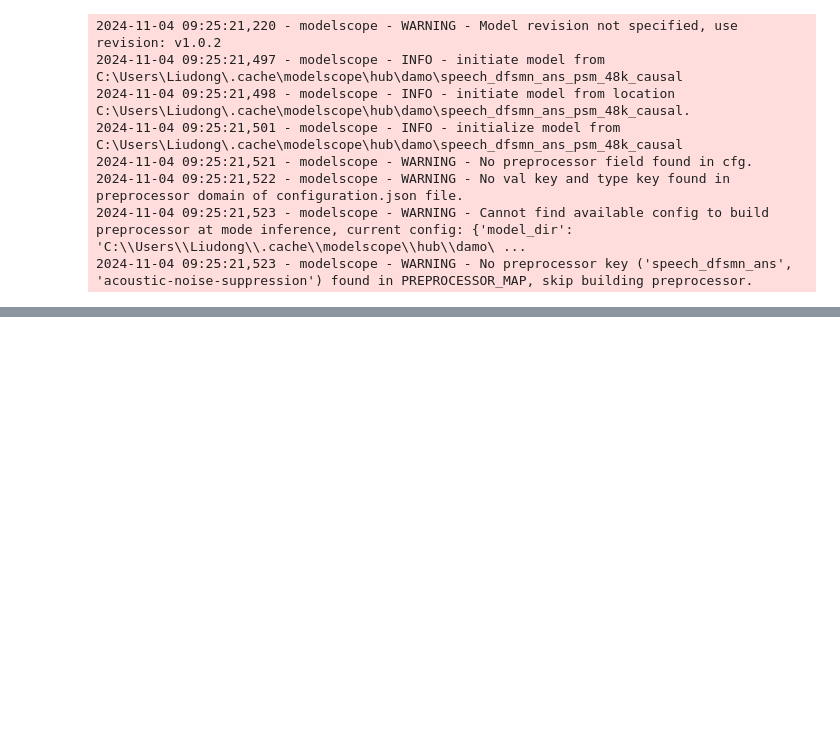
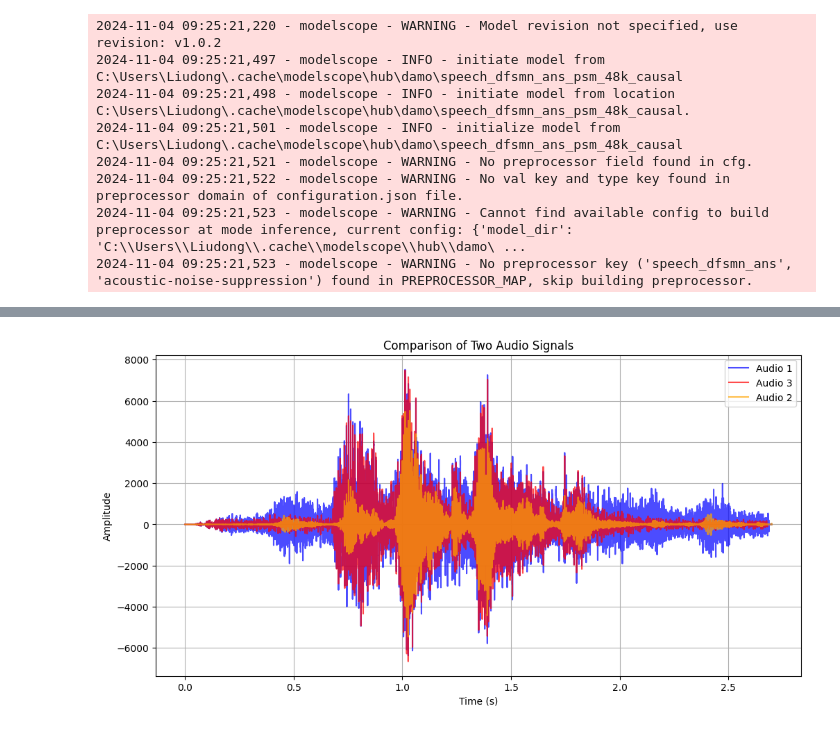
Before and after one commit to Liudong-FITC/audio-processing, a Jupyter notebook: test.ipynb, the cells around one changed output, grey strips where cells are left out. Cells and saved outputs as stored; diff of their text form; code cells hidden in the pictures; blank space fills up the shorter version.

```diff
--- a/test.ipynb
+++ b/test.ipynb
@@ -522,0 +587,43 @@ denoising(path)
+# %%
+# 绘制去噪前和去噪后的图像
+import numpy as np
+import matplotlib.pyplot as plt
+from scipy.io import wavfile
+
+# 读取第一个音频文件
+sample_rate1, data1 = wavfile.read('C:/Users/Liudong/Desktop/MyData2/output.wav')
+if data1.ndim > 1:
+    data1 = data1.mean(axis=1)
+
+# 读取第二个音频文件
+sample_rate2, data2 = wavfile.read('output6.wav')
+if data2.ndim > 1:
+    data2 = data2.mean(axis=1)
+
+# 获取第三个音频文件
+sample_rate3, data3 = wavfile.read('C:/Users/Liudong/Desktop/MyData2/VID_20241104_150848.wav')
+if data3.ndim > 1:
+    data3 = data3.mean(axis=1)
+
+# 创建第一个音频的时间轴
+time1 = np.linspace(0, len(data1) / sample_rate1, num=len(data1))
+
+# 创建第二个音频的时间轴
+time2 = np.linspace(0, len(data2) / sample_rate2, num=len(data2))
+
+# 创建第三个音频的时间轴
+time3 = np.linspace(0, len(data3) / sample_rate3, num=len(data3))
+
+# 绘制两个音频的波形在同一张图上
+plt.figure(figsize=(12, 6))
+plt.plot(time1, data1, label='Audio 1', color='blue', alpha=0.7)
+plt.plot(time3, data3, label='Audio 3', color='red', alpha=0.7)
+plt.plot(time2, data2, label='Audio 2', color='orange', alpha=0.7)
+plt.title('Comparison of Two Audio Signals')
+plt.xlabel('Time (s)')
+plt.ylabel('Amplitude')
+plt.legend()
+plt.grid(True)
+plt.show()
+# %% [output]
+[figure, added]
```
Also changed, not shown: parts of 7 cells of this notebook, 2 other files.
